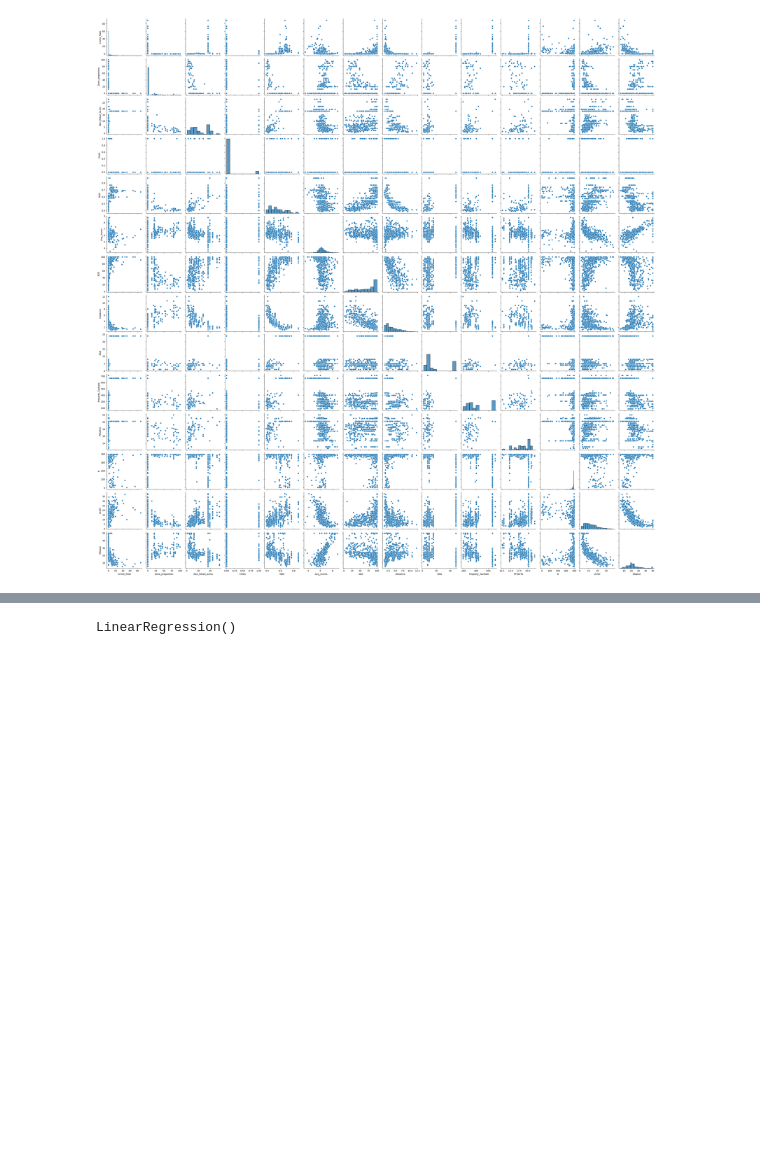
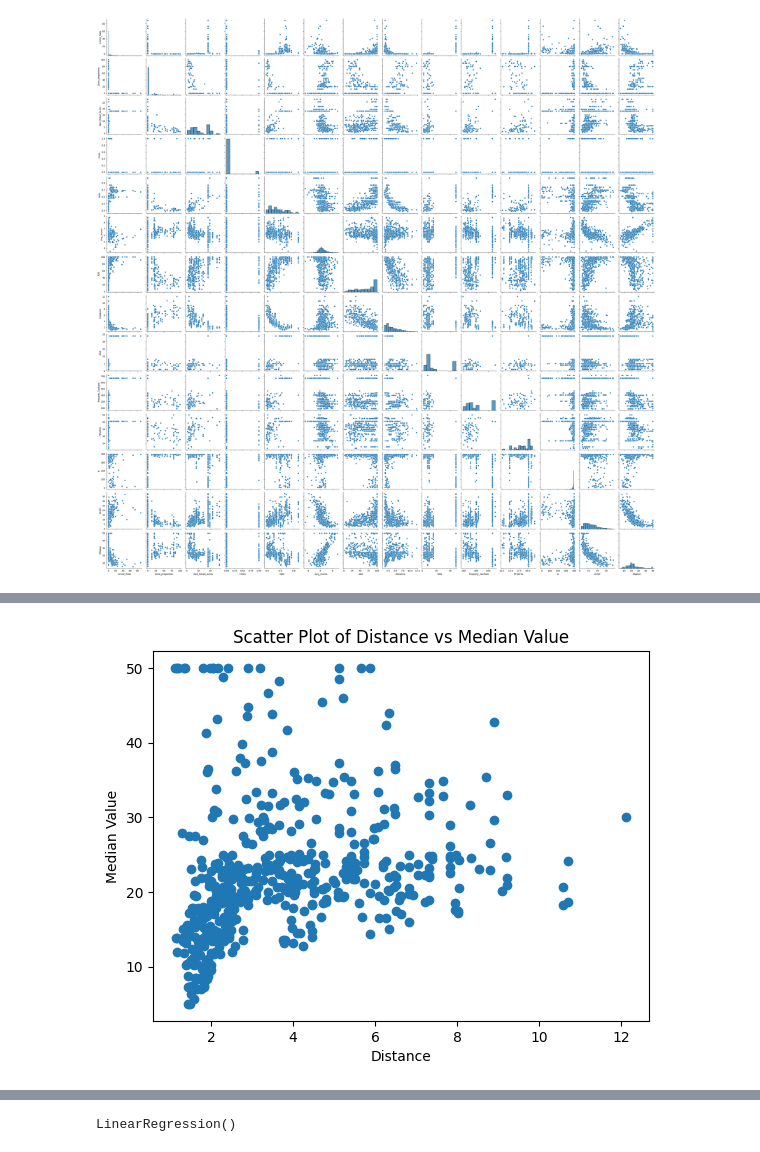
Before and after one commit to swastikbanerjee/AML_Lab, a Jupyter notebook: Lab2.ipynb, the cells around one changed output, grey strips where cells are left out. Saved outputs shown, nothing was run; the diff lists cells and outputs as text; code cells hidden in the pictures; blank space fills up the shorter version.

```diff
--- a/Lab2.ipynb
+++ b/Lab2.ipynb
@@ -53,0 +117,8 @@ plt.show()
+# %%
+plt.scatter(data["Distance"],data['MValue'])
+plt.xlabel("Distance")
+plt.ylabel("Median Value")
+plt.title("Scatter Plot of Distance vs Median Value")
+plt.show()
+# %% [output]
+[figure, added]
```
Also changed, not shown: parts of 46 cells of this notebook.
